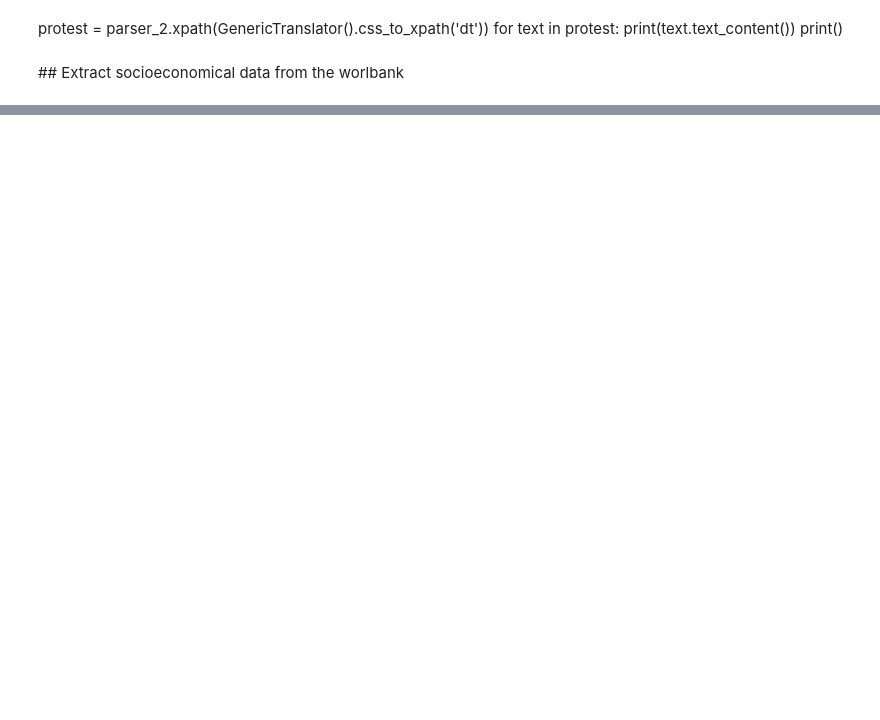
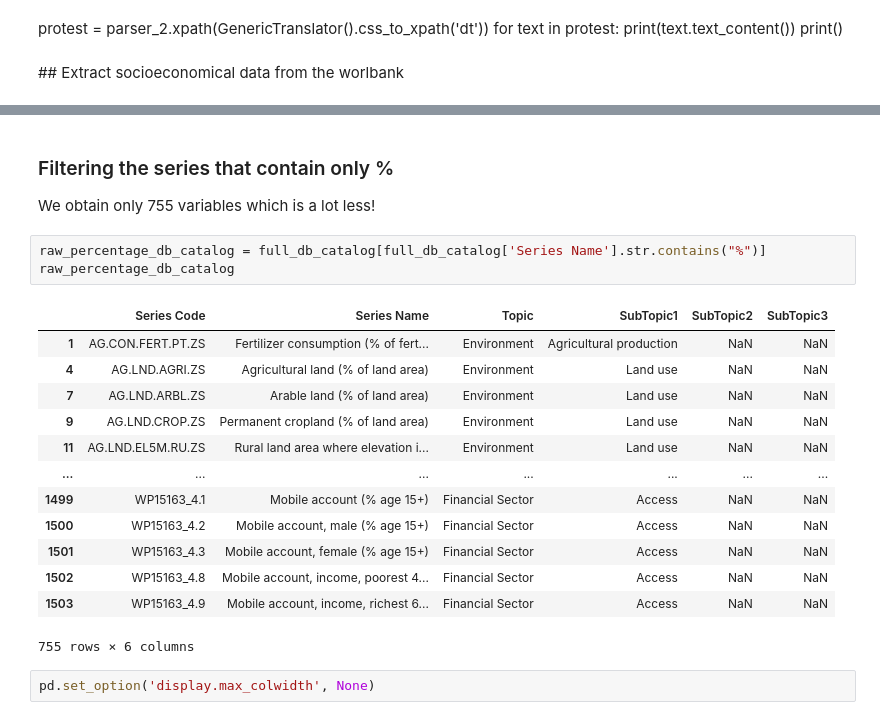
Before and after one commit to rjlopez2/ADS-_CAS_Bern_2020, a Jupyter notebook: Projects/M3/scrap_wikipedia_revo_list.ipynb, the cells around one changed output, grey strips where cells are left out. Drawn from its saved outputs; the diff is of its cells as text; blank space fills up the shorter version.

```diff
--- a/Projects/M3/scrap_wikipedia_revo_list.ipynb
+++ b/Projects/M3/scrap_wikipedia_revo_list.ipynb
@@ -147,0 +190,22 @@ my_df
+# %% [markdown]
+### Filtering the series that contain only %
+We obtain only 755 variables which is a lot less!
+# %%
+raw_percentage_db_catalog = full_db_catalog[full_db_catalog['Series Name'].str.contains("%")]
+raw_percentage_db_catalog
+# %% [output]
+|  | Series Code | Series Name | Topic | SubTopic1 | SubTopic2 | SubTopic3 |
+| 1 | AG.CON.FERT.PT.ZS | Fertilizer consumption (% of fert... | Environment | Agricultural production | NaN | NaN |
+| 4 | AG.LND.AGRI.ZS | Agricultural land (% of land area) | Environment | Land use | NaN | NaN |
+| 7 | AG.LND.ARBL.ZS | Arable land (% of land area) | Environment | Land use | NaN | NaN |
+| 9 | AG.LND.CROP.ZS | Permanent cropland (% of land area) | Environment | Land use | NaN | NaN |
+| 11 | AG.LND.EL5M.RU.ZS | Rural land area where elevation i... | Environment | Land use | NaN | NaN |
+| ... | ... | ... | ... | ... | ... | ... |
+| 1499 | WP15163_4.1 | Mobile account (% age 15+) | Financial Sector | Access | NaN | NaN |
+| 1500 | WP15163_4.2 | Mobile account, male (% age 15+) | Financial Sector | Access | NaN | NaN |
+| 1501 | WP15163_4.3 | Mobile account, female (% age 15+) | Financial Sector | Access | NaN | NaN |
+| 1502 | WP15163_4.8 | Mobile account, income, poorest 4... | Financial Sector | Access | NaN | NaN |
+| 1503 | WP15163_4.9 | Mobile account, income, richest 6... | Financial Sector | Access | NaN | NaN |
+755 rows × 6 columns
+# %%
+pd.set_option('display.max_colwidth', None)
```
Also changed, not shown: parts of 34 cells of this notebook, 8 other files.
